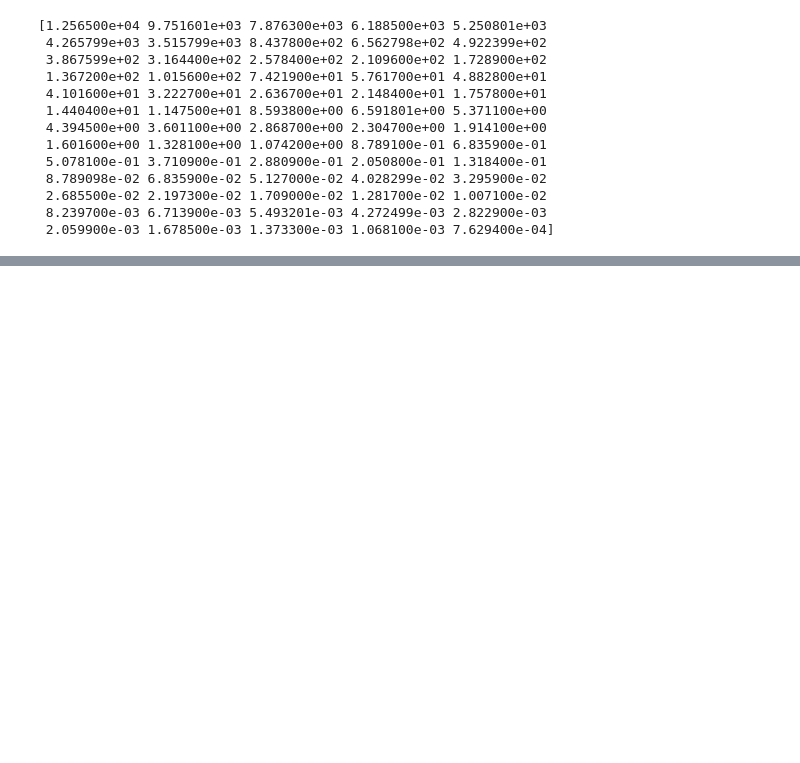
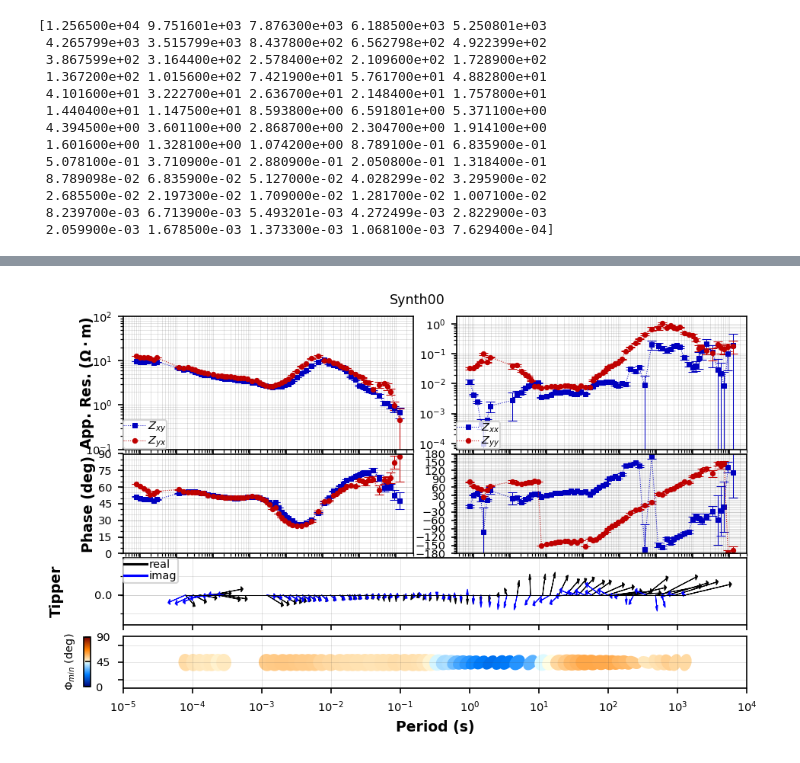
Before and after one commit to MTgeophysics/mtpy, a Jupyter notebook: notebooks/MTPy-Installation-Guide-For-Ubuntu-Linux.ipynb, the cells around one changed output, grey strips where cells are left out. Drawn from its saved outputs; the diff is of its cells as text; code cells hidden in the pictures; blank space fills up the shorter version.

```diff
--- a/notebooks/MTPy-Installation-Guide-For-Ubuntu-Linux.ipynb
+++ b/notebooks/MTPy-Installation-Guide-For-Ubuntu-Linux.ipynb
@@ -181,0 +202,4 @@ Saved figure to: /home/mtpy/tmp/Synth002.png
+# %%
+pt_obj.plot()
+# %% [output]
+[figure, added]
```
Also changed, not shown: parts of 15 cells of this notebook.
